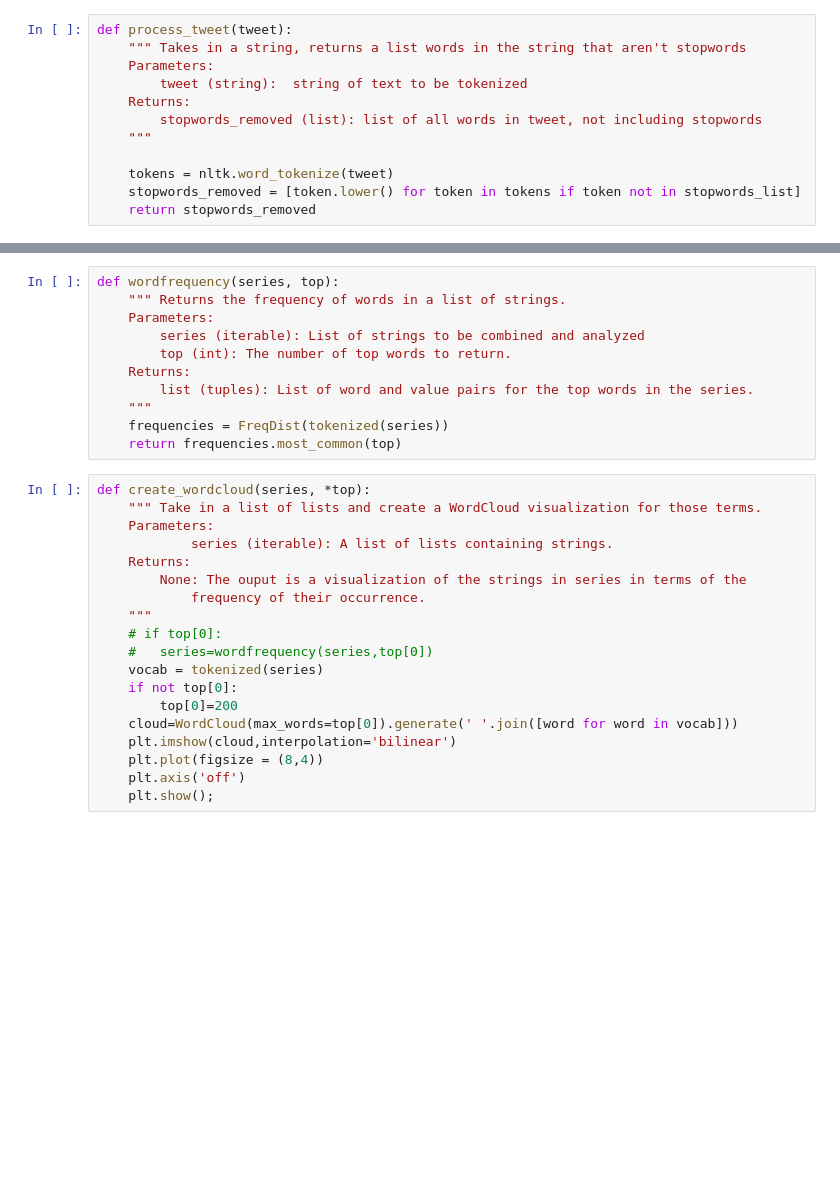
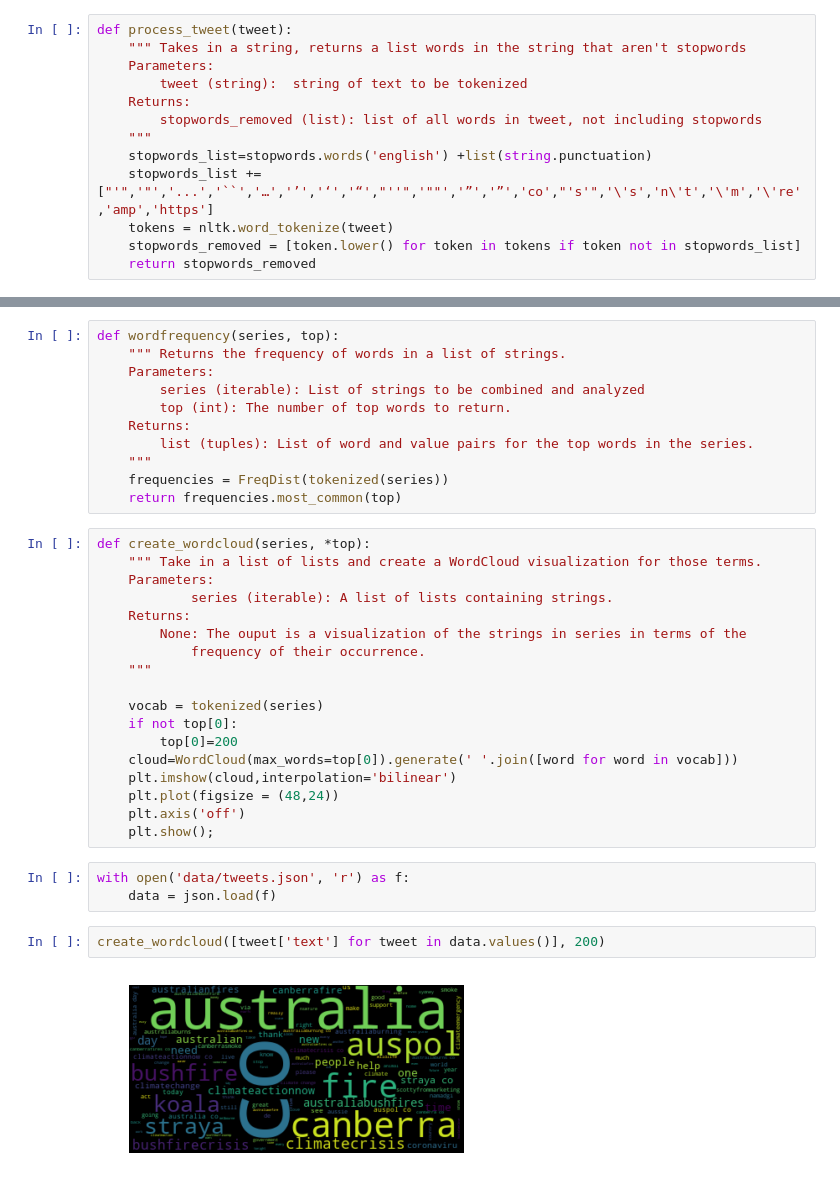
Before and after one commit to danjizquierdo/Sentimental, a Jupyter notebook: NLP_EDA.ipynb, the cells around one changed output, grey strips where cells are left out. Saved outputs shown, nothing was run; the diff lists cells and outputs as text; blank space fills up the shorter version.

Commit message:
Add functional wordcloud

```diff
--- a/NLP_EDA.ipynb
+++ b/NLP_EDA.ipynb
@@ -17,7 +17,8 @@ def process_tweet(tweet):
     Returns:
         stopwords_removed (list): list of all words in tweet, not including stopwords
     """
-
+    stopwords_list=stopwords.words('english') +list(string.punctuation)
+    stopwords_list += ["'",'"','...','``','…','’','‘','“',"''",'""','”','”','co',"'s'",'\'s','n\'t','\'m','\'re','amp','https']
     tokens = nltk.word_tokenize(tweet)
     stopwords_removed = [token.lower() for token in tokens if token not in stopwords_list]
     return stopwords_removed
@@ -54,13 +55,19 @@ def create_wordcloud(series, *top):
         None: The ouput is a visualization of the strings in series in terms of the
             frequency of their occurrence.
     """
-    # if top[0]:
-    # 	series=wordfrequency(series,top[0])
+
     vocab = tokenized(series)
     if not top[0]:
         top[0]=200
     cloud=WordCloud(max_words=top[0]).generate(' '.join([word for word in vocab]))
     plt.imshow(cloud,interpolation='bilinear')
-    plt.plot(figsize = (8,4))
+    plt.plot(figsize = (48,24))
     plt.axis('off')
     plt.show();
+# %%
+with open('data/tweets.json', 'r') as f:
+    data = json.load(f)
+# %%
+create_wordcloud([tweet['text'] for tweet in data.values()], 200)
+# %% [output]
+[figure, added]
```
